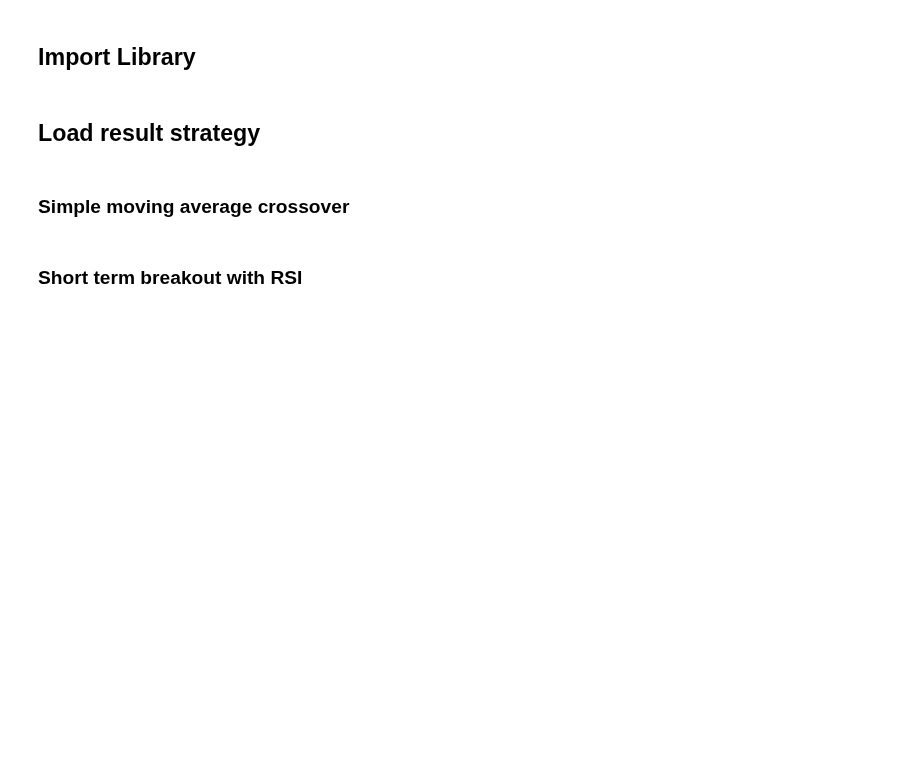
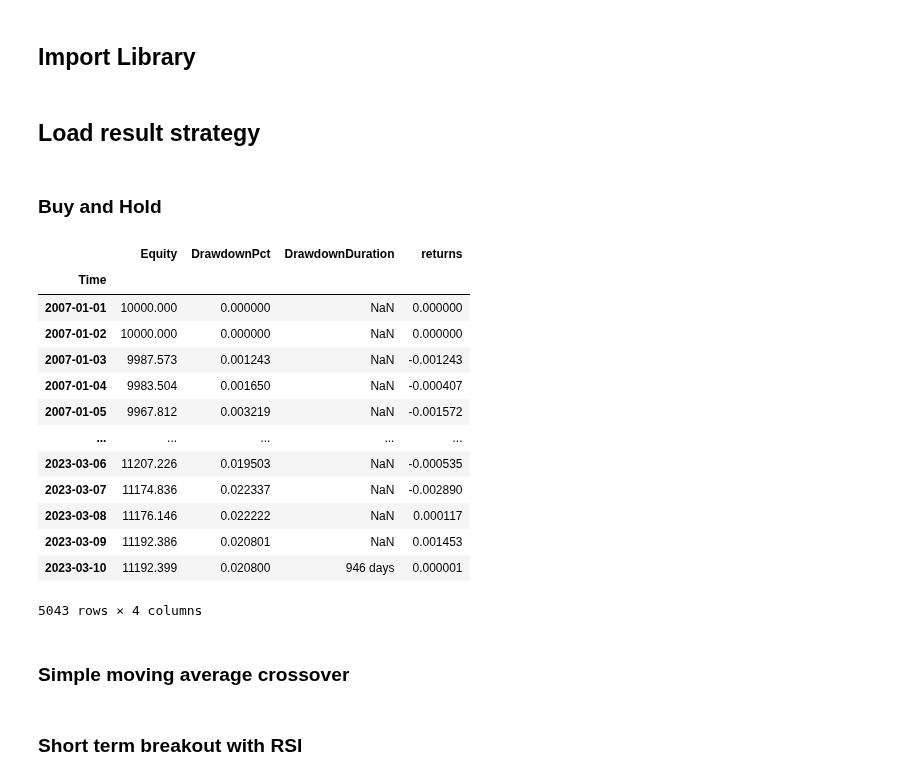
Before and after one commit to Kittipong91/XAUUSD_algorithmic_trading, a Jupyter notebook: results/Technical_Strategy/Equity.ipynb, the cells around one changed output. Saved outputs shown, nothing was run; the diff lists cells and outputs as text; code cells hidden in the pictures; blank space fills up the shorter version.

```diff
--- a/results/Technical_Strategy/Equity.ipynb
+++ b/results/Technical_Strategy/Equity.ipynb
@@ -23,0 +26,2 @@ strategy = {}
+# %% [markdown]
+### Buy and Hold
@@ -23,0 +39,17 @@ strategy = {}
+# %%
+benchmark['D1']
+# %% [output]
+|  | Equity | DrawdownPct | DrawdownDuration | returns |
+| Time |  |  |  |  |
+| 2007-01-01 | 10000.000 | 0.000000 | NaN | 0.000000 |
+| 2007-01-02 | 10000.000 | 0.000000 | NaN | 0.000000 |
+| 2007-01-03 | 9987.573 | 0.001243 | NaN | -0.001243 |
+| 2007-01-04 | 9983.504 | 0.001650 | NaN | -0.000407 |
+| 2007-01-05 | 9967.812 | 0.003219 | NaN | -0.001572 |
+| ... | ... | ... | ... | ... |
+| 2023-03-06 | 11207.226 | 0.019503 | NaN | -0.000535 |
+| 2023-03-07 | 11174.836 | 0.022337 | NaN | -0.002890 |
+| 2023-03-08 | 11176.146 | 0.022222 | NaN | 0.000117 |
+| 2023-03-09 | 11192.386 | 0.020801 | NaN | 0.001453 |
+| 2023-03-10 | 11192.399 | 0.020800 | 946 days | 0.000001 |
+5043 rows × 4 columns
```
Also changed, not shown: parts of 22 cells of this notebook, 14 other files.
